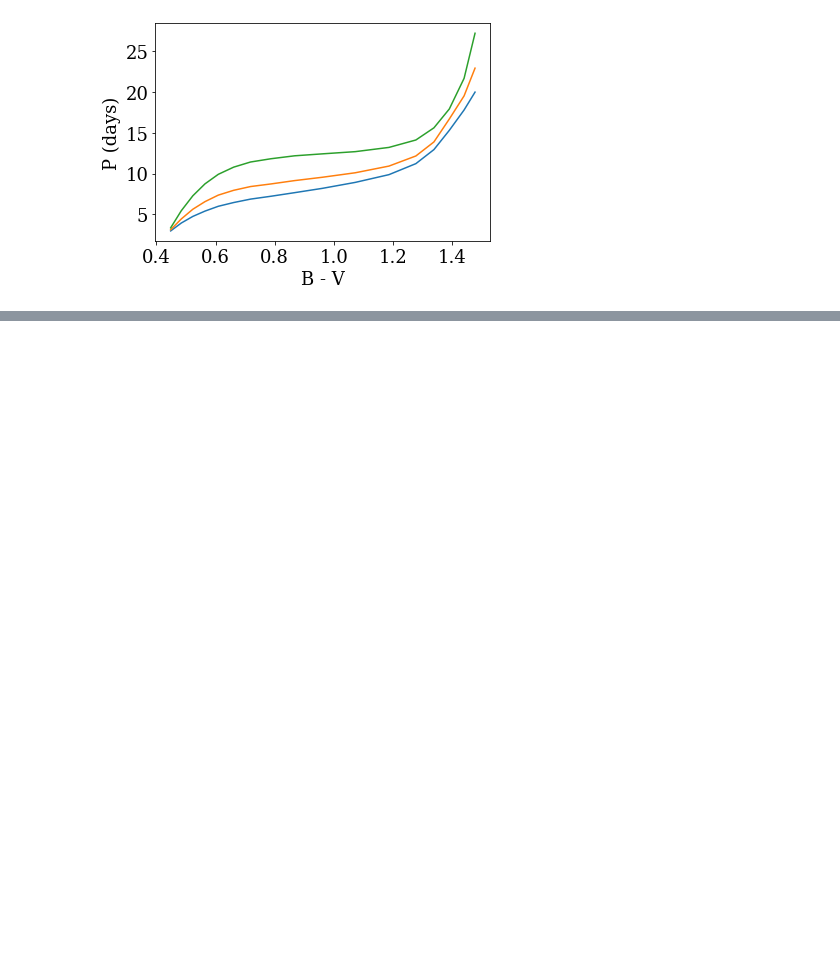
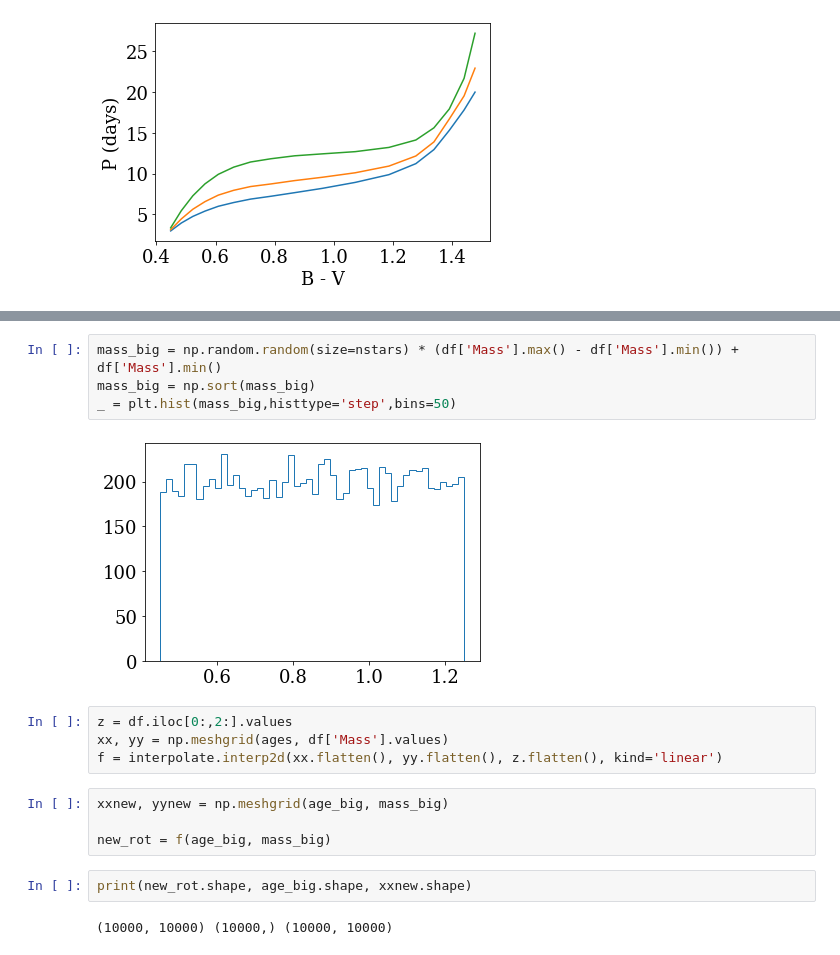
Before and after one commit to jradavenport/stall-down, a Jupyter notebook: code/SL20.ipynb, the cells around one changed output, grey strips where cells are left out. Saved outputs shown, nothing was run; the diff lists cells and outputs as text; blank space fills up the shorter version.

```diff
--- a/code/SL20.ipynb
+++ b/code/SL20.ipynb
@@ -42,0 +61,18 @@ plt.xscale('log')
+# %%
+mass_big = np.random.random(size=nstars) * (df['Mass'].max() - df['Mass'].min()) + df['Mass'].min()
+mass_big = np.sort(mass_big)
+_ = plt.hist(mass_big,histtype='step',bins=50)
+# %% [output]
+[figure, added]
+# %%
+z = df.iloc[0:,2:].values
+xx, yy = np.meshgrid(ages, df['Mass'].values)
+f = interpolate.interp2d(xx.flatten(), yy.flatten(), z.flatten(), kind='linear')
+# %%
+xxnew, yynew = np.meshgrid(age_big, mass_big)
+
+new_rot = f(age_big, mass_big)
+# %%
+print(new_rot.shape, age_big.shape, xxnew.shape)
+# %% [output]
+(10000, 10000) (10000,) (10000, 10000)
```
Also changed, not shown: parts of 11 cells of this notebook, 1 other file.
